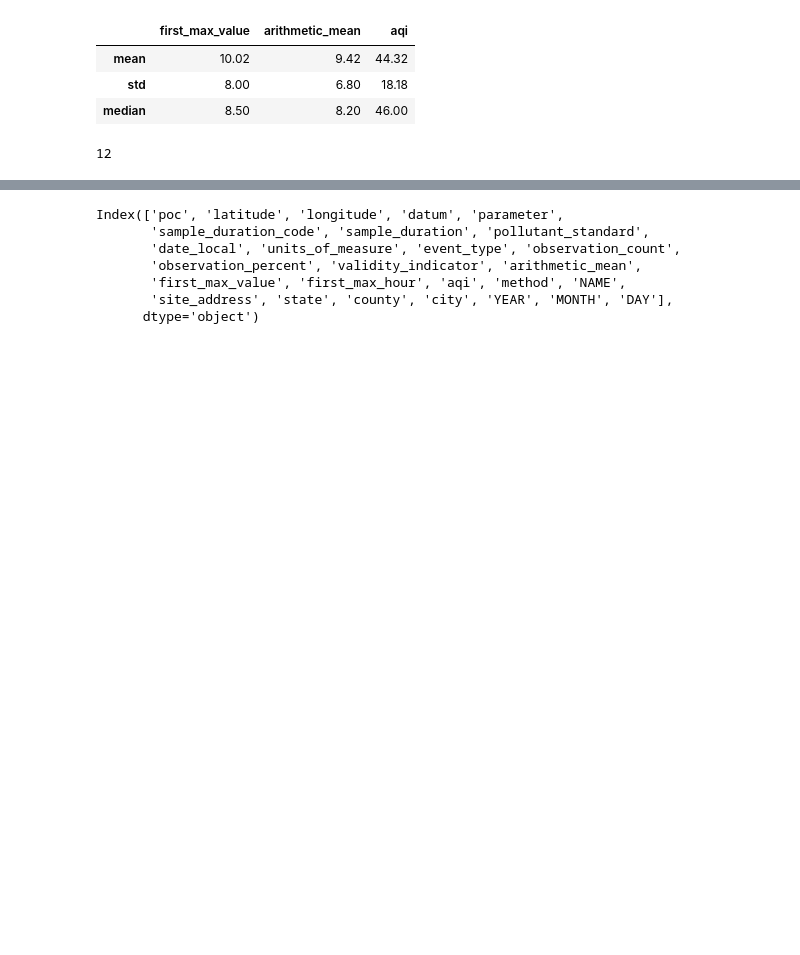
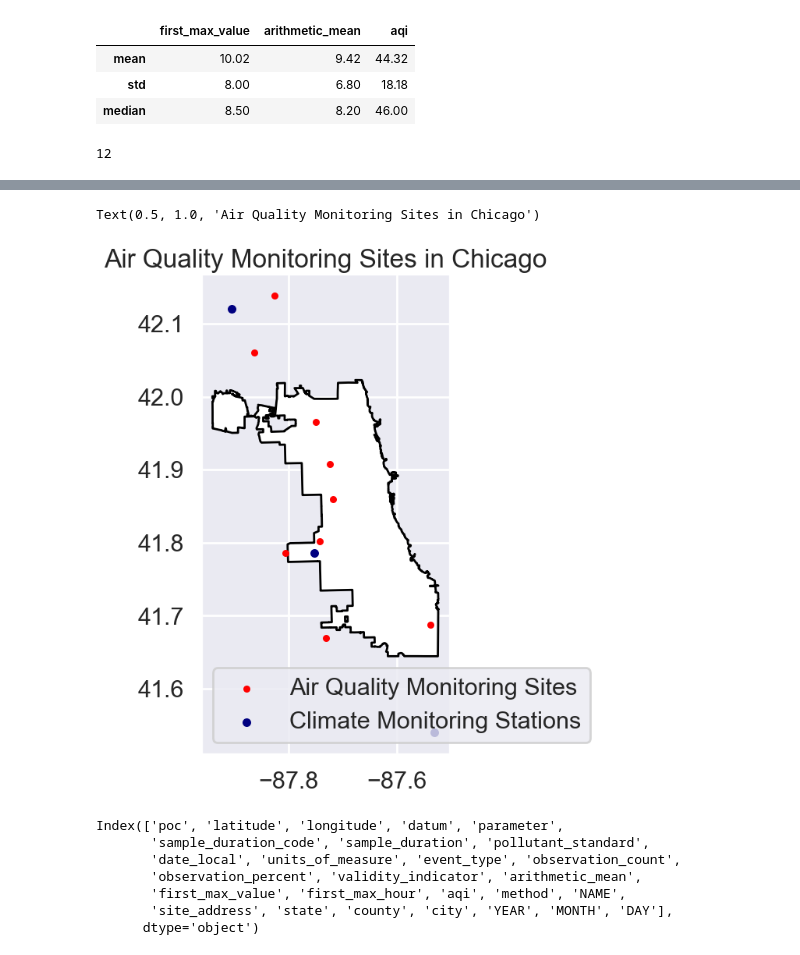
Before and after one commit to griffinberonio/AAE-724-Repo, a Jupyter notebook: airdatanotebook.ipynb, the cells around one changed output, grey strips where cells are left out. Cells and saved outputs as stored; diff of their text form; code cells hidden in the pictures; blank space fills up the shorter version.

```diff
--- a/airdatanotebook.ipynb
+++ b/airdatanotebook.ipynb
@@ -689,3 +690,19 @@ plt.legend(fontsize='x-small', bbox_to_anchor=(1.05, 1), loc='best')
+# %%
+# Air Quality and Climate Station Map:
+fig, ax = plt.subplots(figsize=(10,8))
+
+
+chicagoshape2.to_crs("EPSG:4326").plot(ax=ax, color='white', edgecolor='black')
+addys = gpd.GeoDataFrame(addressgdf, geometry='geometry', crs="EPSG:4326")
+addys.plot(ax=ax, color='red', markersize=20)
+climategdf.plot(ax=ax, color='navy', markersize=35)
+plt.legend(['Air Quality Monitoring Sites', 'Climate Monitoring Stations'])
+# ax.legend(['Air Quality Monitoring Sites', 'Climate Monitoring Stations'], loc='upper right', borderpad=1)
+# ax.legend(loc='upper right', borderpad=1)
+plt.title('Air Quality Monitoring Sites in Chicago')
+# %% [output]
+Text(0.5, 1.0, 'Air Quality Monitoring Sites in Chicago')
+[figure, added]
 # %%
 #Mapping Air Quality Sampling Locations:
 airqualitydf.columns
```
Also changed, not shown: parts of 4 cells of this notebook, 4 other files.
